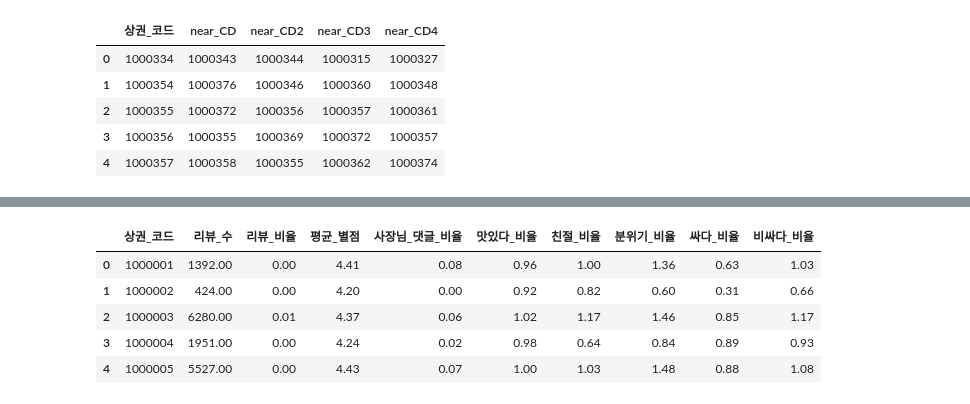
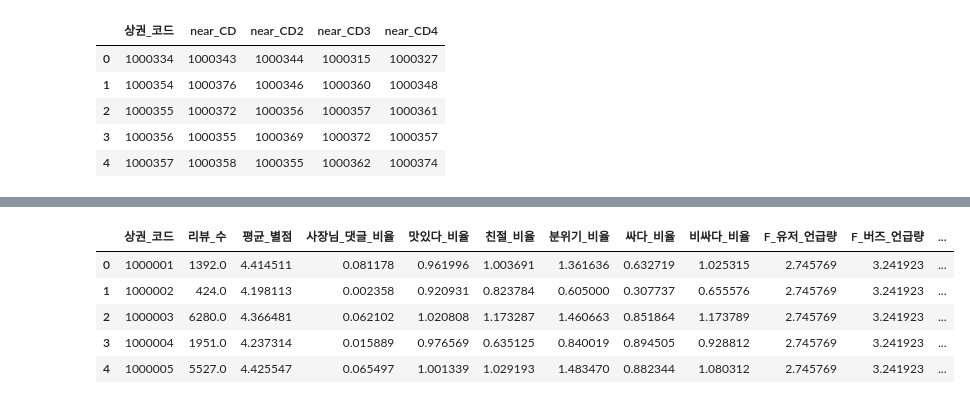
Before and after one commit to unknown-jun/seoul_data_contest, a Jupyter notebook: 상권_문화적_지표/[상권 문화] 2. Preprocessing.ipynb, the cells around one changed output, grey strips where cells are left out. Drawn from its saved outputs; the diff is of its cells as text; code cells hidden in the pictures.

```diff
--- a/상권_문화적_지표/[상권 문화] 2. Preprocessing.ipynb
+++ b/상권_문화적_지표/[상권 문화] 2. Preprocessing.ipynb
@@ -520,0 +512,21 @@ seaborn.heatmap(sns_df.corr(), annot=True)
+# %%
+dessert_sns = pd.read_csv('../data/row_data/Seoul_Dessert_Go_out_Index.csv')
+
+mapping = {'강남구': 11680, '강동구': 11740, '강북구': 11305, '강서구': 11500,
+           '관악구': 11620, '광진구': 11215, '구로구': 11530, '금천구': 11545,
+           '노원구': 11350, '도봉구': 11320, '동대문구': 11230, '동작구': 11590,
+           '마포구': 11440, '서대문구': 11410, '서초구': 11650, '성동구': 11200,
+           '성북구': 11290, '송파구': 11710, '양천구': 11470, '영등포구': 11560,
+           '용산구': 11170, '은평구': 11380, '종로구': 11110, '중구': 11140, '중랑구': 11260}
+dessert_sns['REGION'] = dessert_sns['REGION'].map(mapping)
+
+for col in dessert_sns.columns:
+    if 'MA' in col or 'MIN' in col or 'AVG' in col:
+        dessert_sns.drop(col, axis=1, inplace=True)
+dessert_sns.drop('INDEX',axis=1, inplace=True)
+
+dessert_sns = dessert_sns.iloc[:,2:]
+dessert_sns.columns = ['지역', 'D_유저_언급량','D_버즈_언급량',
+                    'D_관람환경_매력도','D_먹거리_매력도','D_취향_매력도',
+                    'D_맛_매력도','D_입소문_매력도','D_포토제닉_매력도', 'D_제품_단가']
+dessert_sns.head()
@@ -520,0 +540,6 @@ seaborn.heatmap(sns_df.corr(), annot=True)
+# %%
+d_sns_df = pd.merge(dessert_sns, reg_code, left_on='지역', right_on='시군구_코드', how='right')
+
+d_sns_df = d_sns_df.groupby('상권_코드').mean()
+d_sns_df = d_sns_df.iloc[:,1:-1]
+d_sns_df.head()
@@ -534,11 +569,12 @@ pd.read_csv(path).head()
-# %%
-path = './data/indicator/preprocess_cul.csv'
-df2.to_csv(path, index=False)
-pd.read_csv(path).head()
-# %% [output]
-|  | 상권_코드 | 리뷰_수 | 리뷰_비율 | 평균_별점 | 사장님_댓글_비율 | 맛있다_비율 | 친절_비율 | 분위기_비율 | 싸다_비율 | 비싸다_비율 |
-| 0 | 1000001 | 1392.00 | 0.00 | 4.41 | 0.08 | 0.96 | 1.00 | 1.36 | 0.63 | 1.03 |
-| 1 | 1000002 | 424.00 | 0.00 | 4.20 | 0.00 | 0.92 | 0.82 | 0.60 | 0.31 | 0.66 |
-| 2 | 1000003 | 6280.00 | 0.01 | 4.37 | 0.06 | 1.02 | 1.17 | 1.46 | 0.85 | 1.17 |
-| 3 | 1000004 | 1951.00 | 0.00 | 4.24 | 0.02 | 0.98 | 0.64 | 0.84 | 0.89 | 0.93 |
-| 4 | 1000005 | 5527.00 | 0.00 | 4.43 | 0.07 | 1.00 | 1.03 | 1.48 | 0.88 | 1.08 |
+# %%
+df_full2 = pd.merge(df_full, d_sns_df, left_on='상권_코드', right_index=True)
+path = '../data/indicator/preprocess_cul.csv'
+df_full2.to_csv(path, index=False)
+pd.read_csv(path).head()
+# %% [output]
+|  | 상권_코드 | 리뷰_수 | 평균_별점 | 사장님_댓글_비율 | 맛있다_비율 | 친절_비율 | 분위기_비율 | 싸다_비율 | 비싸다_비율 | F_유저_언급량 | F_버즈_언급량 | ... |
+| 0 | 1000001 | 1392.0 | 4.414511 | 0.081178 | 0.961996 | 1.003691 | 1.361636 | 0.632719 | 1.025315 | 2.745769 | 3.241923 | ... |
+| 1 | 1000002 | 424.0 | 4.198113 | 0.002358 | 0.920931 | 0.823784 | 0.605000 | 0.307737 | 0.655576 | 2.745769 | 3.241923 | ... |
+| 2 | 1000003 | 6280.0 | 4.366481 | 0.062102 | 1.020808 | 1.173287 | 1.460663 | 0.851864 | 1.173789 | 2.745769 | 3.241923 | ... |
+| 3 | 1000004 | 1951.0 | 4.237314 | 0.015889 | 0.976569 | 0.635125 | 0.840019 | 0.894505 | 0.928812 | 2.745769 | 3.241923 | ... |
+| 4 | 1000005 | 5527.0 | 4.425547 | 0.065497 | 1.001339 | 1.029193 | 1.483470 | 0.882344 | 1.080312 | 2.745769 | 3.241923 | ... |
```
Also changed, not shown: parts of 18 cells of this notebook, 1 other file.
